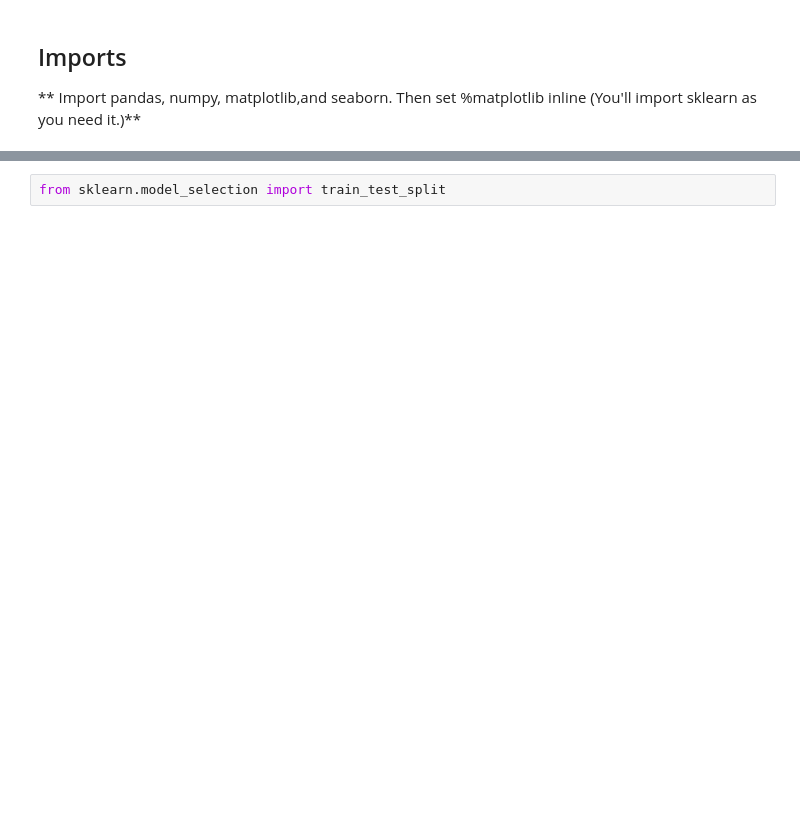
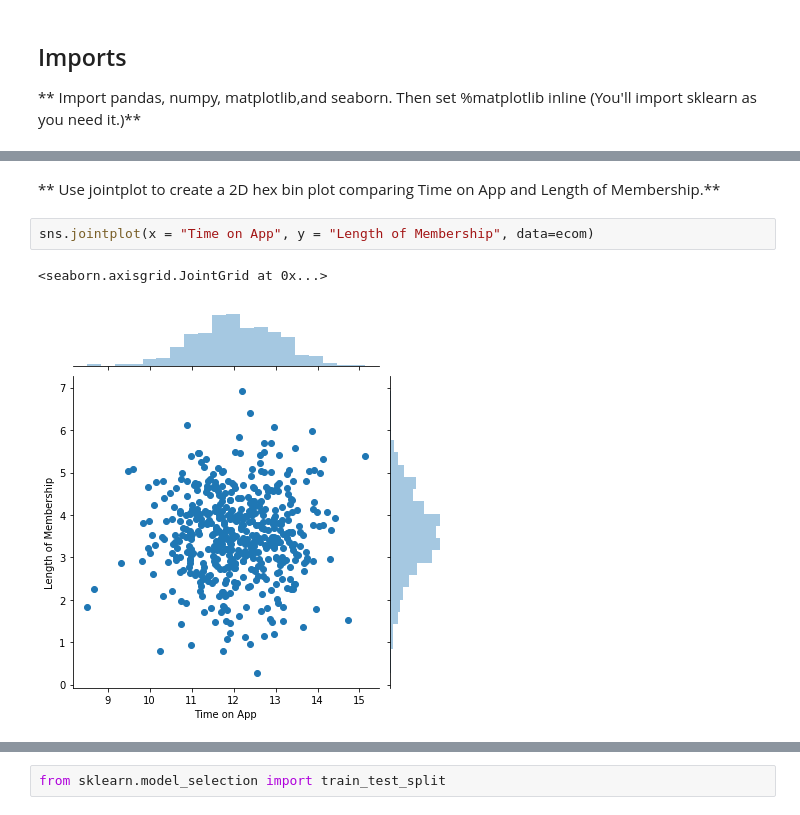
Before and after one commit to Berkat0789/Data_Analysis, a Jupyter notebook: review/CapstoneProjects/02-Linear Regression Project.ipynb, the cells around one changed output, grey strips where cells are left out. Cells and saved outputs as stored; diff of their text form; blank space fills up the shorter version.

```diff
--- a/review/CapstoneProjects/02-Linear Regression Project.ipynb
+++ b/review/CapstoneProjects/02-Linear Regression Project.ipynb
@@ -23,0 +102,7 @@ import seaborn as sns
+# %% [markdown]
+** Use jointplot to create a 2D hex bin plot comparing Time on App and Length of Membership.**
+# %%
+sns.jointplot(x = "Time on App", y = "Length of Membership", data=ecom)
+# %% [output]
+<seaborn.axisgrid.JointGrid at 0x...>
+[figure, added]
```
Also changed, not shown: parts of 84 cells of this notebook, 8 other files.
